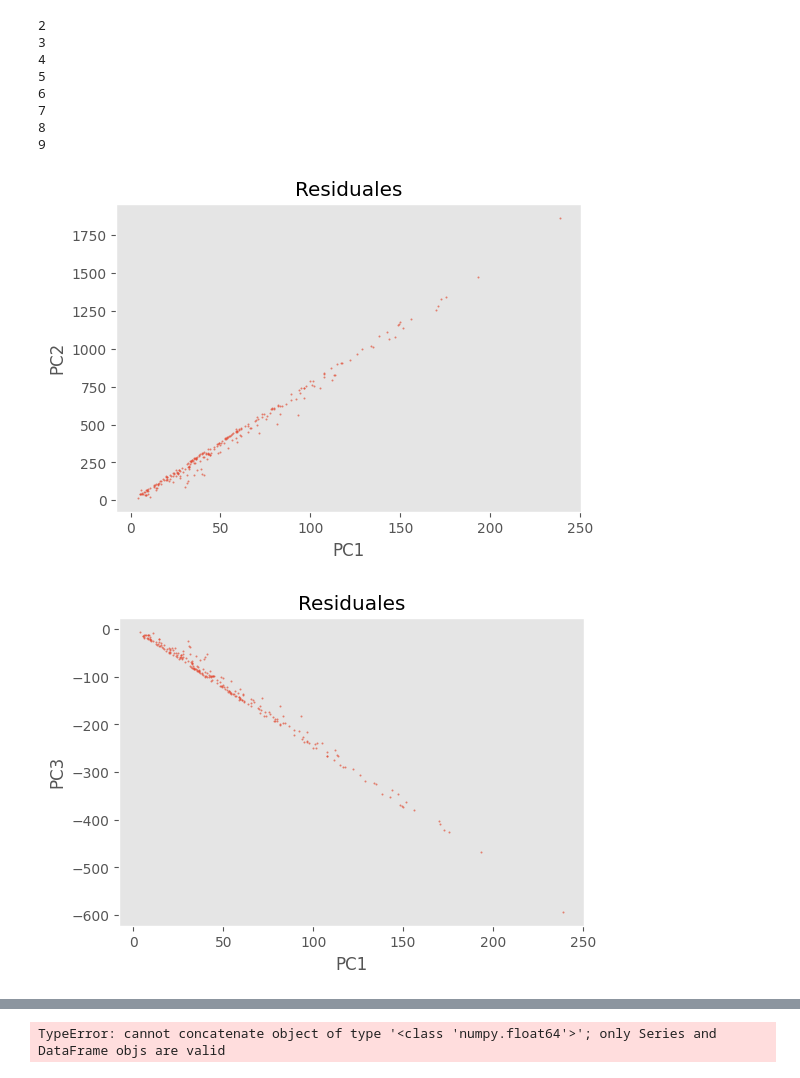
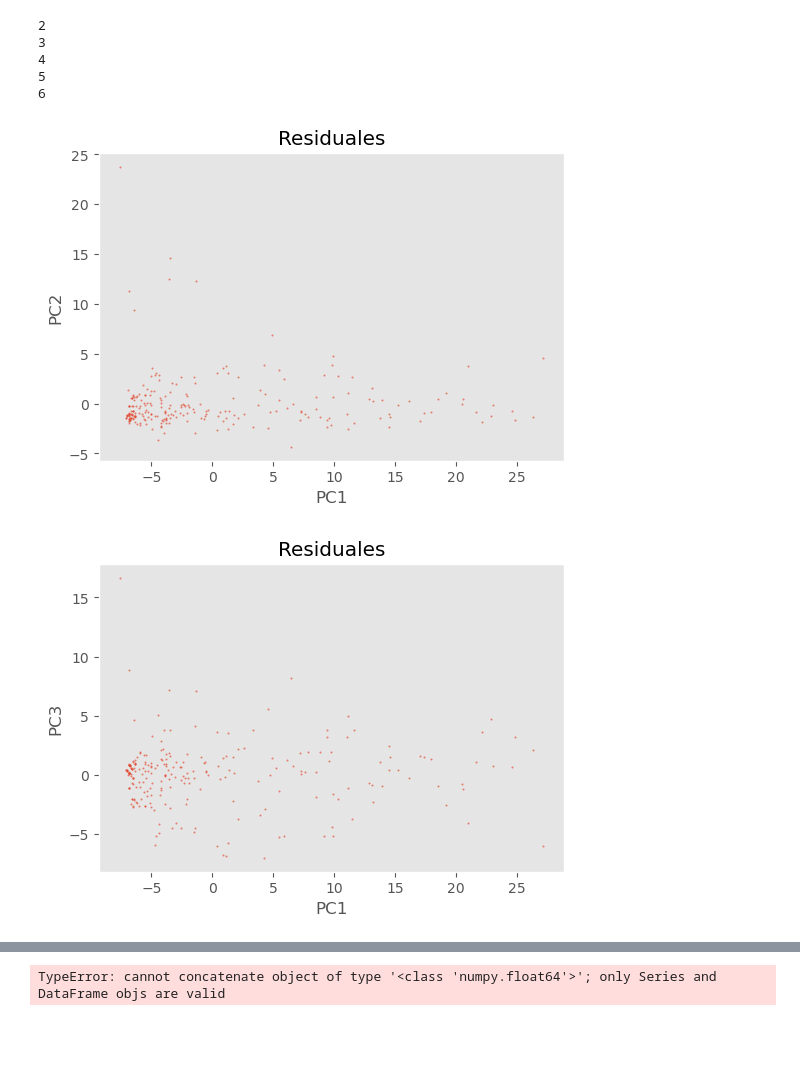
Before and after one commit to M1ndBlast/c5, a Jupyter notebook: notebooks/PCA.ipynb, the cells around one changed output, grey strips where cells are left out. Saved outputs shown, nothing was run; the diff lists cells and outputs as text; code cells hidden in the pictures; blank space fills up the shorter version.

```diff
--- a/notebooks/PCA.ipynb
+++ b/notebooks/PCA.ipynb
@@ -152,0 +157,19 @@ array([[-0.03241138,  0.36485687,  0.07506763,  0.49013572,  0.53199305,
+# %%
+data_pca = pca.fit_transform(X)
+
+# plt.scatter(data_pca[:, 0], data_pca[:, 1], c=labels, cmap='viridis')
+# plt.xlabel('Componente principal 1')
+# plt.ylabel('Componente principal 2')
+# plt.title('Clustering utilizando PCA y K-means')
+# plt.show()
+
+# Create for to show components dot graph each other
+for i in range(len(pca.components_)):
+	for j in range(i,len(pca.components_)):
+		if i == j:
+			continue
+		plt.scatter(data_pca[:,i], data_pca[:,j], c=labels, cmap='viridis')
+		plt.xlabel('Componente principal '+str(i+1))
+		plt.ylabel('Componente principal '+str(j+1))
+		plt.title('Clustering utilizando PCA y K-means')
+		plt.show()
@@ -152,0 +190,5 @@ array([[-0.03241138,  0.36485687,  0.07506763,  0.49013572,  0.53199305,
+# %%
+# Cuardar los datos agrupados en un archivo csv
+data_cp['Cluster'] = labels
+data['Cluster'] = labels
+data_cp.to_csv(DIR_PATH + 'B200m_CONSIGNADAS_CLUSTER.csv', index=False)
@@ -211,15 +290,15 @@ plt.colorbar();
 print('----------------------------------------------------')
 print('Porcentaje de varianza explicada por cada componente')
 print('----------------------------------------------------')
-print(modelo_pca.explained_variance_ratio_)
+print(pca.explained_variance_ratio_)
 
 fig, ax = plt.subplots(nrows=1, ncols=1, figsize=(6, 4))
 ax.bar(
-    x      = np.arange(modelo_pca.n_components_) + 1,
-    height = modelo_pca.explained_variance_ratio_
+    x      = np.arange(pca.n_components_) + 1,
+    height = pca.explained_variance_ratio_
 )
 
-for x, y in zip(np.arange(len(X.columns)) + 1, modelo_pca.explained_variance_ratio_):
+for x, y in zip(np.arange(len(X.columns)) + 1, pca.explained_variance_ratio_):
     label = round(y, 2)
     ax.annotate(
         label,
@@ -229,7 +308,7 @@ for x, y in zip(np.arange(len(X.columns)) + 1, modelo_pca.explained_variance_rat
         ha='center'
     )
 
-ax.set_xticks(np.arange(modelo_pca.n_components_) + 1)
+ax.set_xticks(np.arange(pca.n_components_) + 1)
 ax.set_ylim(0, 1.1)
 ax.set_title('Porcentaje de varianza explicada por cada componente')
 ax.set_xlabel('Componente principal')
@@ -259,30 +323,27 @@ Porcentaje de varianza explicada por cada componente
 # %%
 # Realizar la grafica de dispercion de los componentes principales
 # ==============================================================================
 
-for i in range(2,len(modelo_pca.components_)):
+for i in range(2,len(pca.components_)):
 
 	fig, ax = plt.subplots(nrows=1, ncols=1, figsize=(6, 4))
 	ax.scatter(
-		x = modelo_pca.transform(X)[:, 0],
-		y = modelo_pca.transform(X)[:, i],
+		x = pca.transform(X)[:, 0],
+		y = pca.transform(X)[:, i],
 		s = 1,
 		alpha = 0.5
 	)
 	ax.set_title('Residuales')
 	ax.set_xlabel('PC1')
 	ax.set_ylabel(f'PC{i}')
 	ax.grid();
 	fig.show()
 	print(i)
 # %% [output]
 2
 3
 4
 5
 6
-7
-8
-9
-[figure, old version]
+[figure, new version]
-[figure, old version]
+[figure, new version]
```
Also changed, not shown: parts of 19 cells of this notebook, 5 other files.
